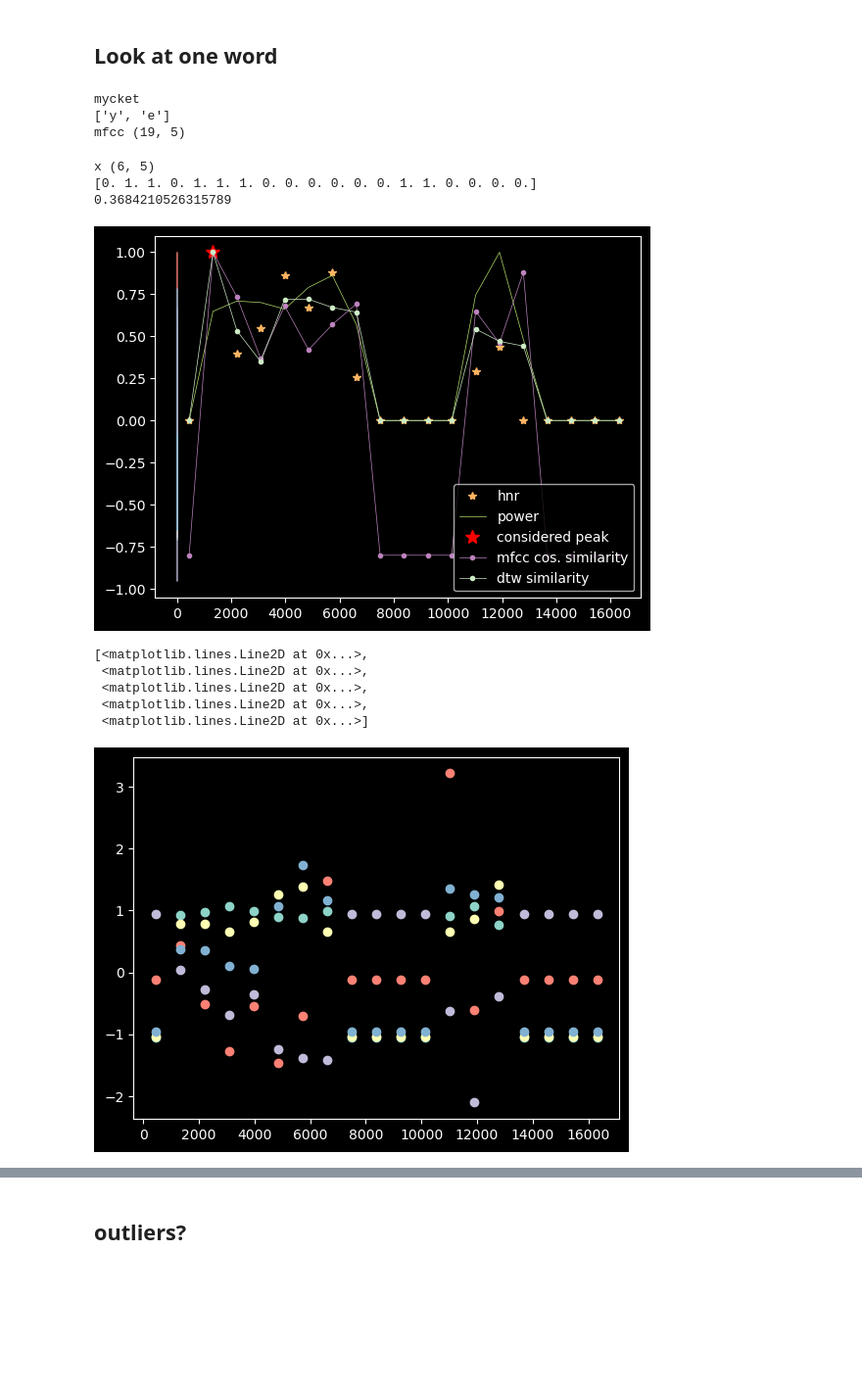
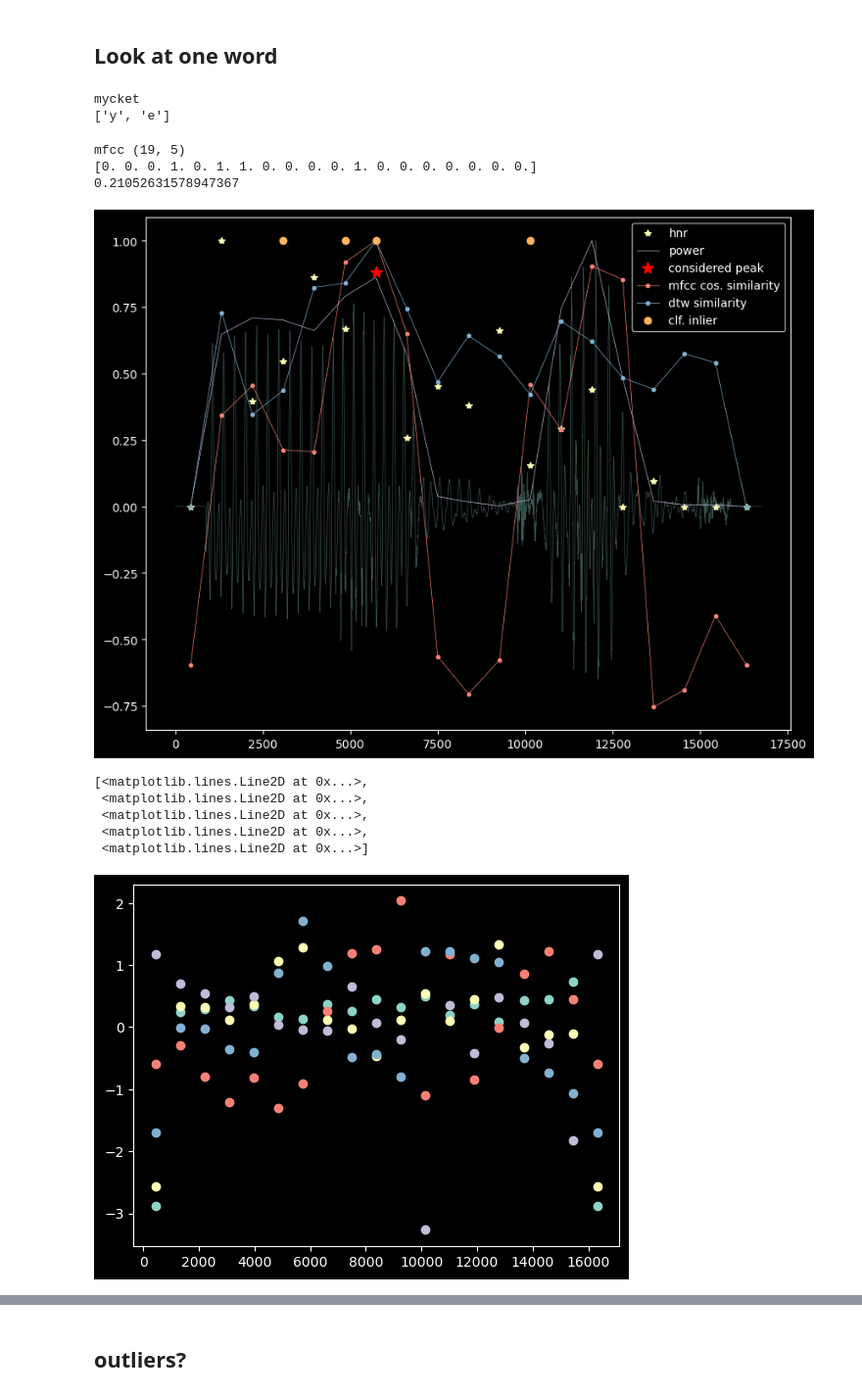
Before and after one commit to TobiasBjork/VowelProject, a Jupyter notebook: features.ipynb, the cells around one changed output, grey strips where cells are left out. Shown at 98% size. Cells and saved outputs as stored; diff of their text form; code cells hidden in the pictures; blank space fills up the shorter version.

```diff
--- a/features.ipynb
+++ b/features.ipynb
@@ -118,9 +109,7 @@ x = np.concatenate((np.zeros(fl), x, np.zeros(fl)))
 vowels = w["vowels"]
 print(vowels)
 
-frames, f_start = tools.split_frames(
-    x, fl, Fs, overlap=0, vol_thr=0.1, print_info=False
-)
+frames, f_start = tools.split_frames(x, fl, Fs, overlap=0, print_info=False)
 
 peak_frames, hnr_frames = tools.HNR_short(frames, Fs, len(vowels))
 
@@ -133,7 +122,7 @@ mfcc_frames = sc_mfcc.fit_transform(mfcc_frames)
 
 print("mfcc", mfcc_frames.shape)
 # look at one peak
-p = peak_frames[0]
+p = peak_frames[1]
 f = frames[p]
 
 # Cosine similarity of mel features
@@ -145,60 +134,68 @@ mfcc_sim = np.array(
     ]
 )
 # DTW to peak frame
-dtw_diff = np.array([dtw(frames[p], f) for f in frames])
+dtw_diff = np.array(
+    [dtw(tools.normalize_std(frames[p]), tools.normalize_std(f)) for f in frames]
+)
 
 ## Classify
-x = mfcc_frames[[0, 1, 7, 8, 9, 11]]
-y = np.zeros(len(x))
-y[1] = 1
+w = 5  # unknown width
+# Which frames are considered as known out-liers, last elemnt is inlier
+clf_index = np.concatenate((range(0, p - w), range(p + w + 1, len(frames)), [p]))
+x_train = mfcc_frames[clf_index]
+y = np.zeros(len(clf_index))
+y[-1] = 1  # Label inlier
 
-print("x", x.shape)
 clf = tree.DecisionTreeClassifier()
-clf.fit(x, y)
+clf.fit(x_train, y)
 
 inliers = clf.predict(mfcc_frames)
 
 print(inliers)
 print(sum(inliers / len(inliers)))
 
 
-plt.figure()
-plt.plot(np.arange(len(x)), x / x.max())
+plt.figure(figsize=(10, 8))
+plt.plot(np.arange(len(x)), x / x.max(), alpha=0.4)
 plt.plot(f_start + fl / 2, hnr_frames / hnr_frames.max(), "*", label="hnr")
 plt.plot(f_start + fl / 2, power_frames / power_frames.max(), "-", label="power")
 
 plt.plot(
     f_start[p] + fl / 2,
     hnr_frames[p] / hnr_frames.max(),
     "*r",
     markersize=10,
     label="considered peak",
 )
 plt.plot(
     f_start + fl / 2, mfcc_sim / mfcc_sim.max(), ".-", label="mfcc cos. similarity"
 )
 plt.plot(
     f_start + fl / 2, 1 - (dtw_diff / dtw_diff.max()), ".-", label="dtw similarity"
 )
 
-# plt.plot(f_start[inliers] + fl / 2, np.ones(len(inliers)) ** 2, "o", label="inlier")
+plt.plot(
+    f_start[inliers == 1] + fl / 2,
+    np.ones_like(f_start[inliers == 1]),
+    "o",
+    label="clf. inlier",
+)
 
 plt.legend()
 plt.show()
 
 plt.figure()
 plt.plot(f_start + fl / 2, mfcc_frames, "o")
 # %% [output]
 mycket
 ['y', 'e']
-mfcc (19, 5)
-x (6, 5)
-[0. 1. 1. 0. 1. 1. 1. 0. 0. 0. 0. 0. 0. 1. 1. 0. 0. 0. 0.]
-0.3684210526315789
+mfcc (19, 5)
+[0. 0. 0. 1. 0. 1. 1. 0. 0. 0. 0. 1. 0. 0. 0. 0. 0. 0. 0.]
+0.21052631578947367
-[figure, old version]
+[figure, new version]
 [<matplotlib.lines.Line2D at 0x...>,
  <matplotlib.lines.Line2D at 0x...>,
  <matplotlib.lines.Line2D at 0x...>,
  <matplotlib.lines.Line2D at 0x...>,
  <matplotlib.lines.Line2D at 0x...>]
-[figure, old version]
+[figure, new version]
```
Also changed, not shown: parts of 14 cells of this notebook, 5 other files.
